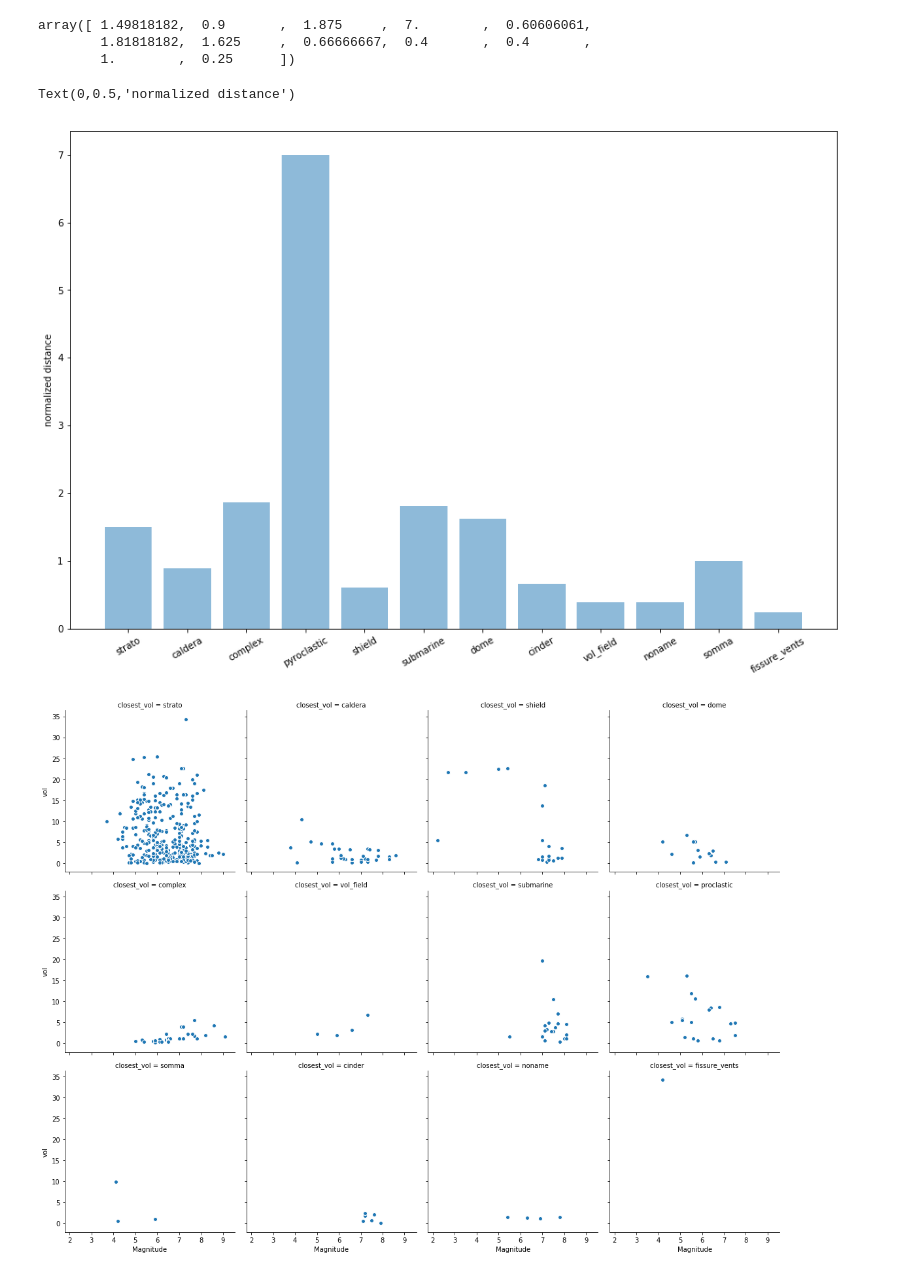
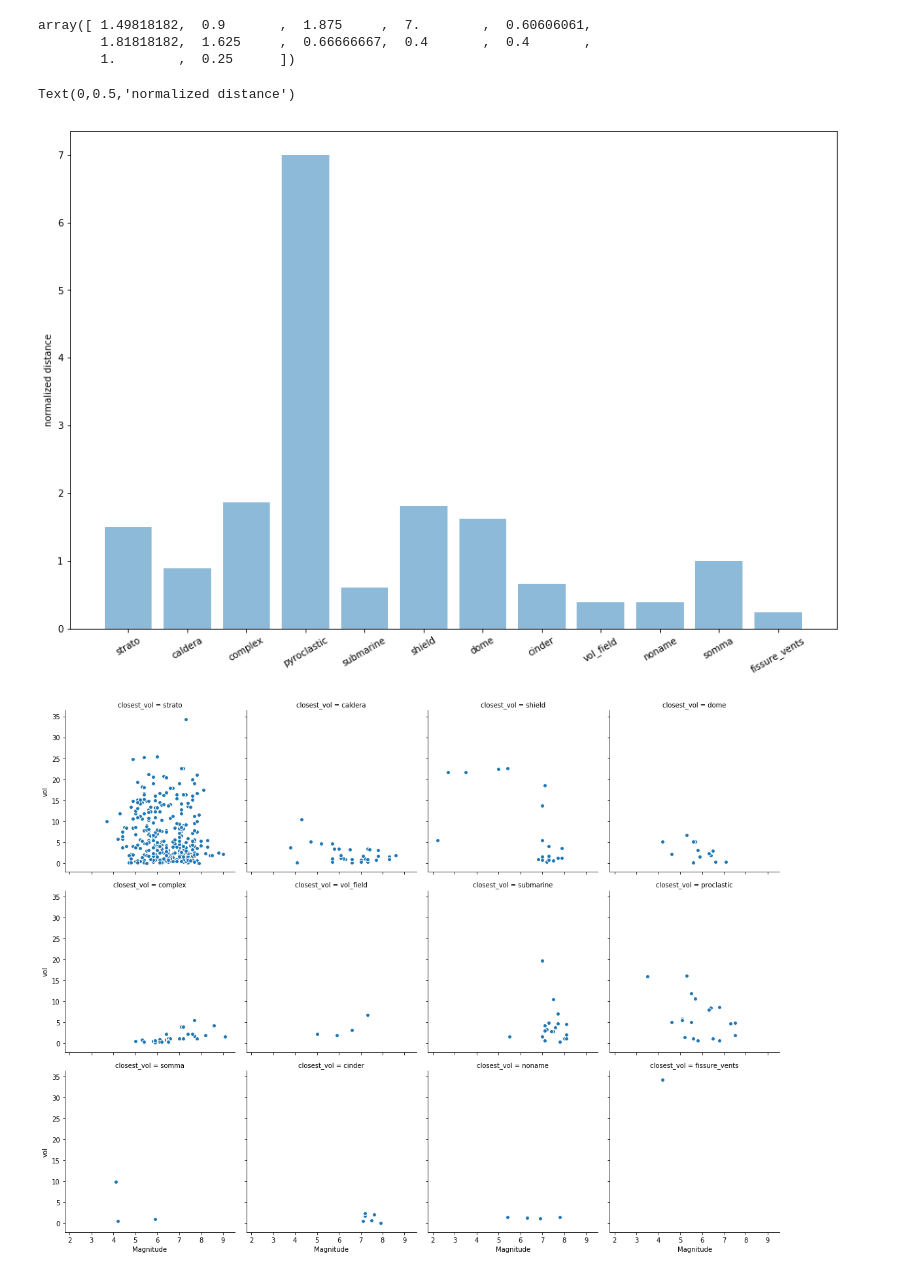
Before and after one commit to smitamisra/StrikingRobo_Earthquakes, a Jupyter notebook: MR_DQ3_2.ipynb, the cells around one changed output. Cells and saved outputs as stored; diff of their text form; code cells hidden in the pictures.

```diff
--- a/MR_DQ3_2.ipynb
+++ b/MR_DQ3_2.ipynb
@@ -976,18 +981,18 @@ array([ 1.49818182,  0.9       ,  1.875     ,  7.        ,  0.60606061,
         1.81818182,  1.625     ,  0.66666667,  0.4       ,  0.4       ,
         1.        ,  0.25      ])
 # %%
-objects = ('strato', 'caldera', 'complex', 'pyroclastic', 'shield', 'submarine', 'dome', 'cinder', 'vol_field',
+objects = ('strato', 'caldera', 'complex', 'pyroclastic', 'submarine', 'shield', 'dome', 'cinder', 'vol_field',
            'noname', 'somma', 'fissure_vents')
 y_pos = np.arange(len(objects))
 performance = normalized_dist
 
 plt.figure(figsize=(15,10))
 plt.bar(y_pos, performance, alpha=0.5)
 plt.xticks(y_pos, objects, rotation = 30)
 plt.ylabel('normalized distance')
 # %% [output]
 Text(0,0.5,'normalized distance')
-[figure, old version]
+[figure, new version]
 # %%
 g3 = sns.FacetGrid(quake_vol_dist,  col = "closest_vol", col_wrap=4, size = 4)
 g3 = g3.map(plt.scatter, "Magnitude", "vol", edgecolor="w")
```
Also changed, not shown: parts of 12 cells of this notebook, 1 other file.
